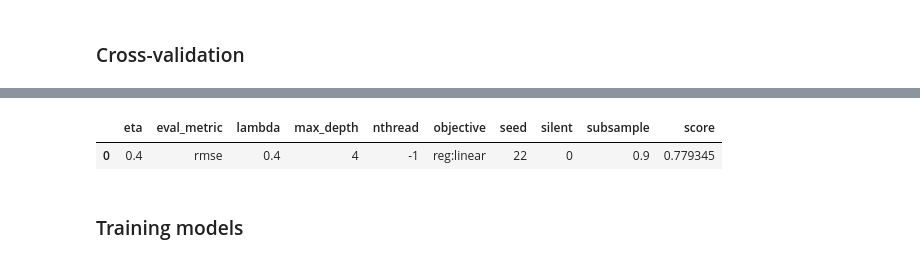
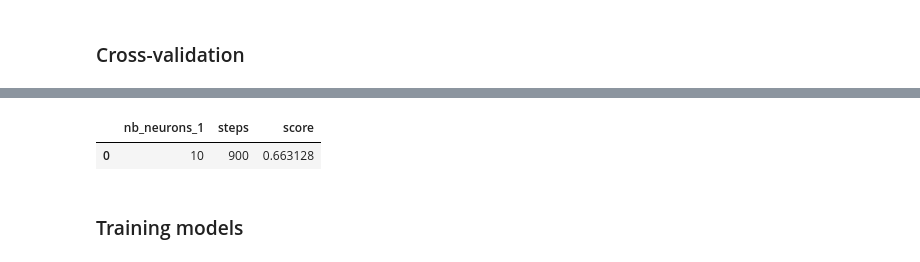
Before and after one commit to anthonyhu/aerosol-depth-prediction, a Jupyter notebook: Aerosol Prediction Anth.ipynb, the cells around one changed output, grey strips where cells are left out. Drawn from its saved outputs; the diff is of its cells as text; code cells hidden in the pictures.

Commit message:
Prediction 3

```diff
--- a/Aerosol Prediction Anth.ipynb
+++ b/Aerosol Prediction Anth.ipynb
@@ -66,34 +69,38 @@ train.head()
 # %%
 cols_excl = ["id", "y"]
 cols_orig = [c for c in train.columns if c not in cols_excl]
+
+# Standardise data for LR
+train[cols_orig] = scale(train[cols_orig])
+test[cols_orig] = scale(test[cols_orig])
 # %% [markdown]
 ### Neural net
 # %%
-feature_cols = [tf.contrib.layers.real_valued_column(k) for k in cols_orig]
+#feature_cols = [tf.contrib.layers.real_valued_column(k) for k in cols_orig]
 
-regressor = tf.contrib.learn.DNNRegressor(feature_columns=feature_cols,
-                                          hidden_units=[9, 9],
-                                         )#model_dir="./temp_log")
+#regressor = tf.contrib.learn.DNNRegressor(feature_columns=feature_cols,
+                                         # hidden_units=[9, 9],
+                                         #)#model_dir="./temp_log")
 
 #train, test = train_copy[19600:].copy(), train_copy[:19600].copy()
 
-def input_fn(data_set):
-    feature_cols = {k: tf.constant(data_set[k].values) for k in cols_orig}
-    labels = tf.constant(data_set["y"].values)
+#def input_fn(data_set):
+ #   feature_cols = {k: tf.constant(data_set[k].values) for k in cols_orig}
+  #  labels = tf.constant(data_set["y"].values)
 
-    return feature_cols, labels
+   # return feature_cols, labels
 
 #validation_monitor = tf.contrib.learn.monitors.ValidationMonitor(
  #   input_fn=lambda: input_fn(test),
   #  early_stopping_rounds=100)
 
-regressor.fit(input_fn=lambda: input_fn(train), steps=10)
+#regressor.fit(input_fn=lambda: input_fn(train), steps=10)
               #monitors=[validation_monitor])
 
-ev = regressor.evaluate(input_fn=lambda: input_fn(train), steps=1)
-loss_score = ev["loss"]
-print("Loss: {0:f}".format(loss_score))
+#ev = regressor.evaluate(input_fn=lambda: input_fn(train), steps=1)
+#loss_score = ev["loss"]
+#print("Loss: {0:f}".format(loss_score))
 
-y = regressor.predict(input_fn=lambda: input_fn(train))
+#y = regressor.predict(input_fn=lambda: input_fn(train))
 # .predict() returns an iterator; convert to a list and print predictions
-predictions = np.array(list(itertools.islice(y, 0, None)))
+#predictions = np.array(list(itertools.islice(y, 0, None)))
@@ -137,6 +126,7 @@ cols_dnn = cols_orig
 
 models_weights = {"dnn": 1.0}
 models_cols = {"dnn": cols_dnn}
+pruning_threshold = 0.01
 
 # Scoring function in the hyperopt hyperparameters tuning.
 def scoring_function(parameters):
@@ -239,7 +229,7 @@ def scoring_function(parameters):
             if ((count % 2) == 0):
                 print(new_RMSE)
 
-            if (new_RMSE < RMSE):
+            if (abs(new_RMSE - RMSE) > pruning_threshold):
                 RMSE = new_RMSE
             else:
                 RMSE_decreasing = False
@@ -318,16 +307,16 @@ min(trials.losses())
 # %%
 # Save the best parameters as a csv.
 best_parameters = pd.DataFrame({key: [value] for (key, value) in
                                 zip(space_eval(parameters_grid, best).keys(),
                                     space_eval(parameters_grid, best).values())})
 # Add the corresponding score.
 best_parameters["score"] = min(trials.losses())
-best_parameters.to_csv("best_parameters_2.csv", encoding="utf-8", index=False)
+best_parameters.to_csv("best_parameters_3.csv", encoding="utf-8", index=False)
 
 best_parameters
 # %% [output]
-|  | eta | eval_metric | lambda | max_depth | nthread | objective | seed | silent | subsample | score |
-| 0 | 0.4 | rmse | 0.4 | 4 | -1 | reg:linear | 22 | 0 | 0.9 | 0.779345 |
+|  | nb_neurons_1 | steps | score |
+| 0 | 10 | 900 | 0.663128 |
 # %% [markdown]
 ### Training models
 # %%
```
Also changed, not shown: parts of 13 cells of this notebook, 3 other files.
